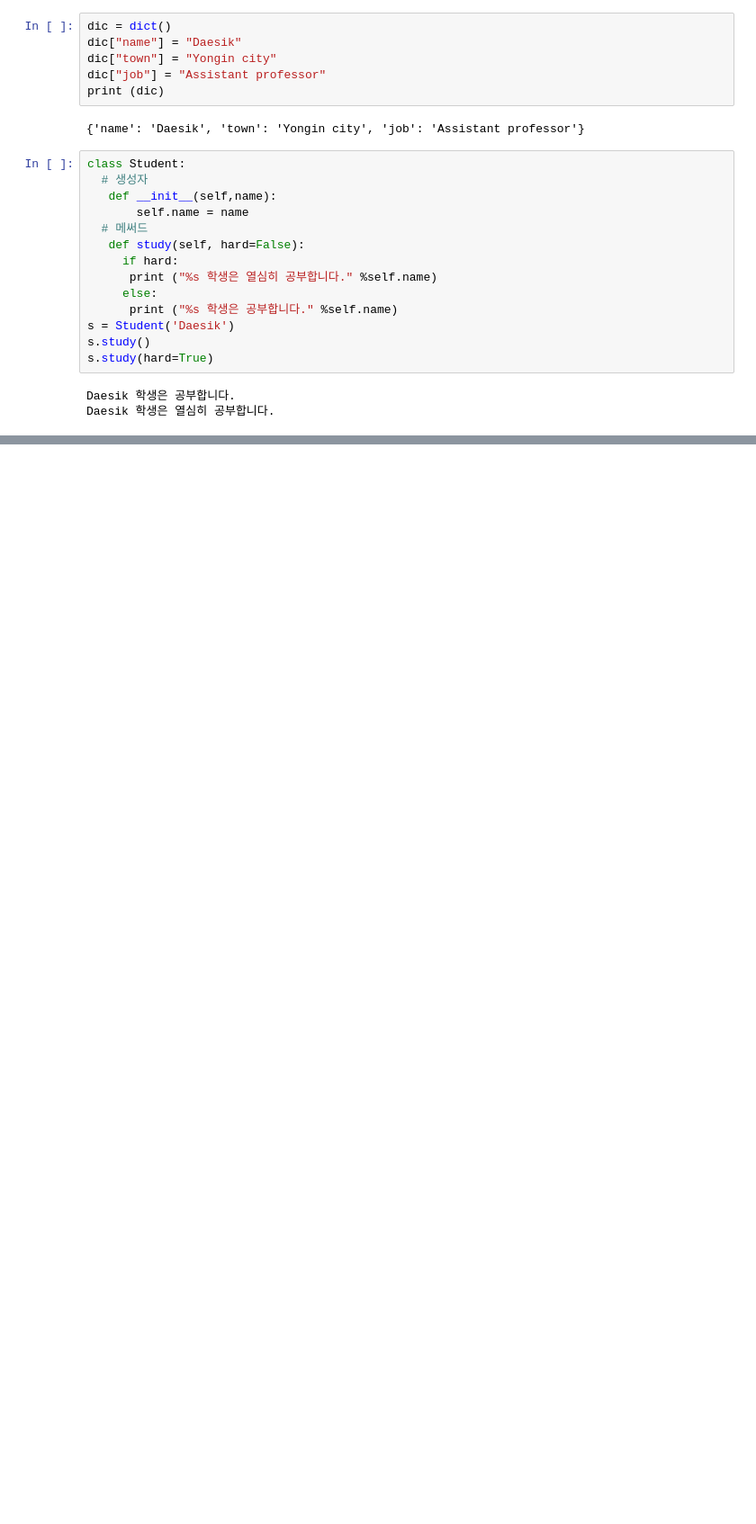
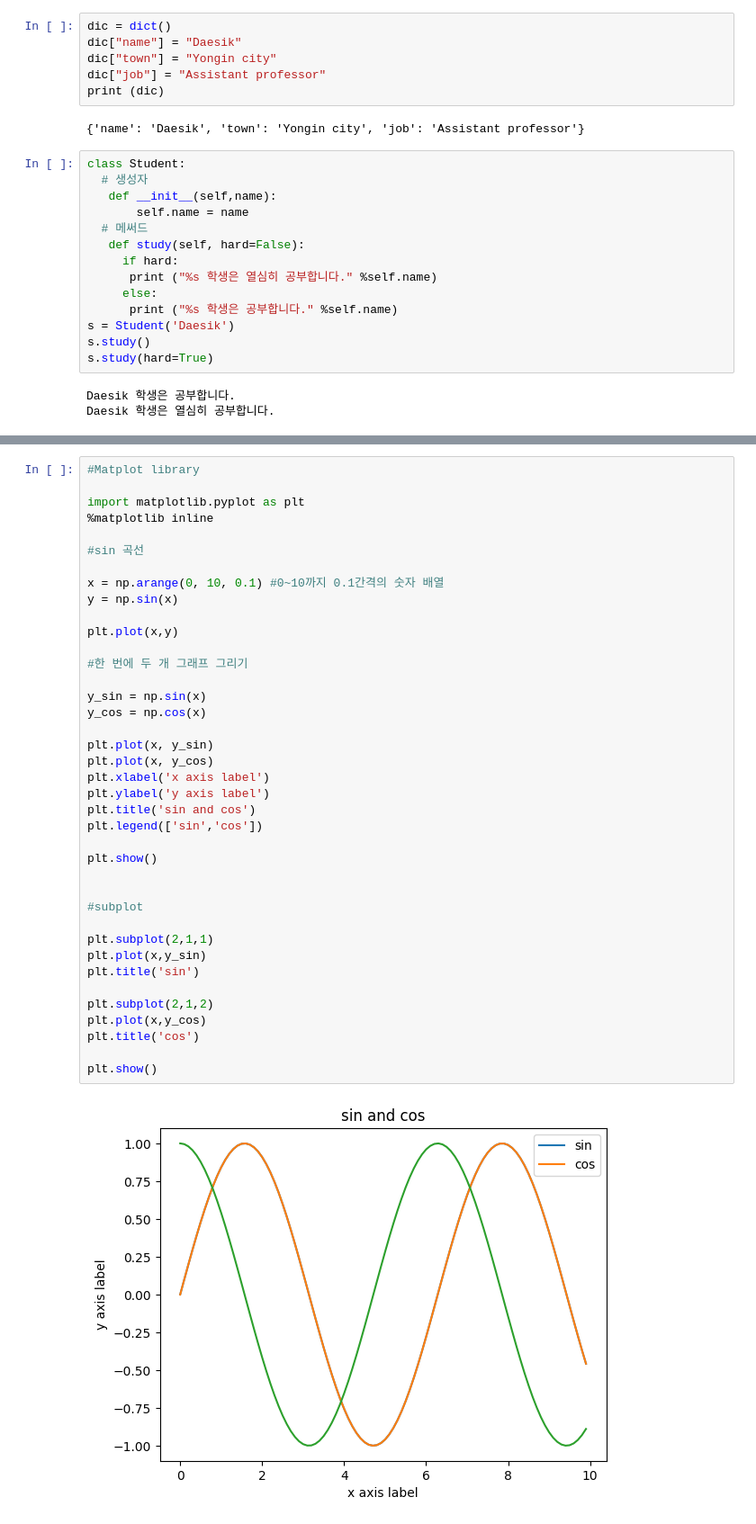
Before and after one commit to inwoo01/math2, a Jupyter notebook: Untitled0.ipynb, the cells around one changed output, grey strips where cells are left out. Shown: that part at 90% size. Saved outputs shown, nothing was run; the diff lists cells and outputs as text; blank space fills up the shorter version.

```diff
--- a/Untitled0.ipynb
+++ b/Untitled0.ipynb
@@ -142,0 +240,41 @@ Shape: (3,)
+# %%
+#Matplot library
+
+import matplotlib.pyplot as plt
+%matplotlib inline
+
+#sin 곡선
+
+x = np.arange(0, 10, 0.1) #0~10까지 0.1간격의 숫자 배열
+y = np.sin(x)
+
+plt.plot(x,y)
+
+#한 번에 두 개 그래프 그리기
+
+y_sin = np.sin(x)
+y_cos = np.cos(x)
+
+plt.plot(x, y_sin)
+plt.plot(x, y_cos)
+plt.xlabel('x axis label')
+plt.ylabel('y axis label')
+plt.title('sin and cos')
+plt.legend(['sin','cos'])
+
+plt.show()
+
+
+#subplot
+
+plt.subplot(2,1,1)
+plt.plot(x,y_sin)
+plt.title('sin')
+
+plt.subplot(2,1,2)
+plt.plot(x,y_cos)
+plt.title('cos')
+
+plt.show()
+# %% [output]
+[figure, added]
```
Also changed, not shown: parts of 4 cells of this notebook.
